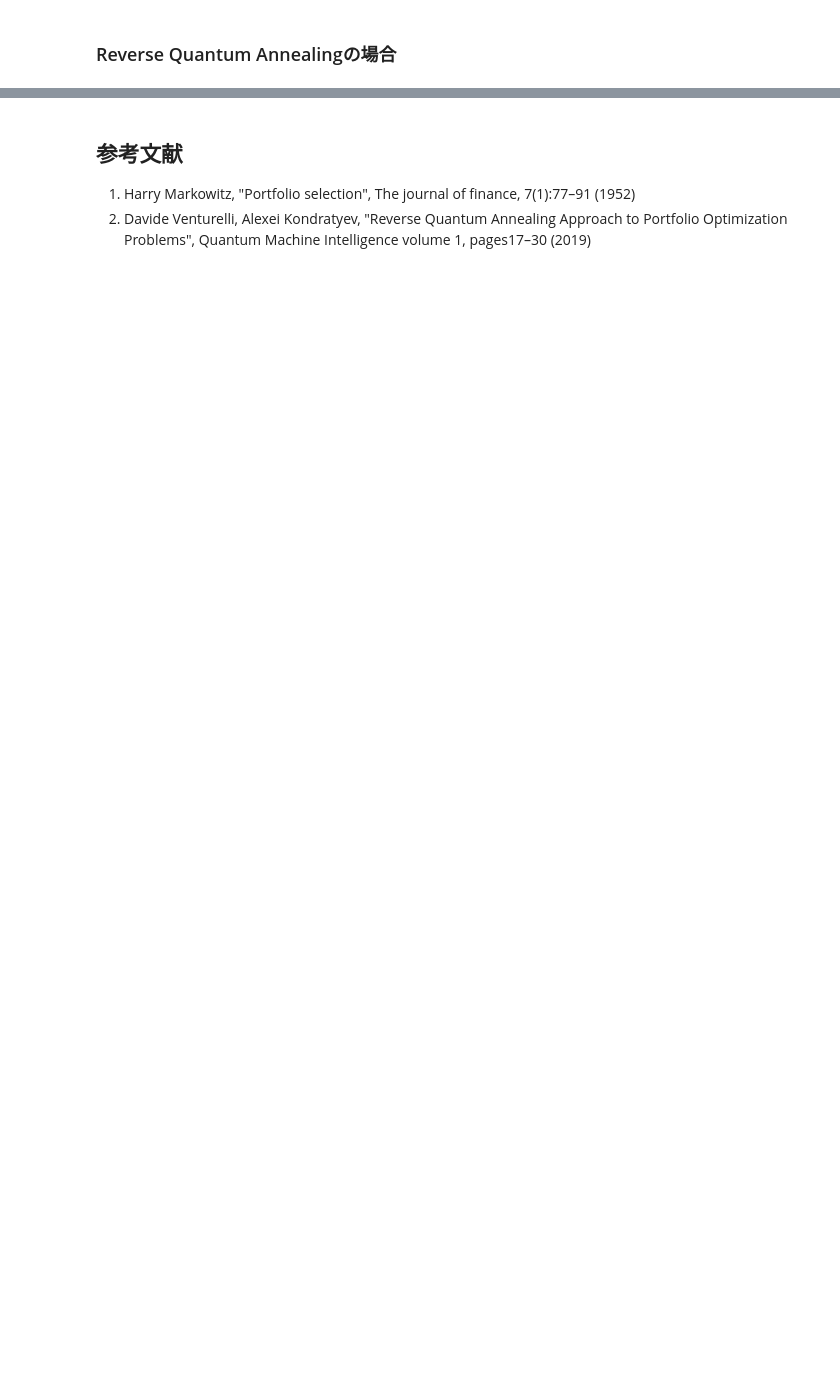
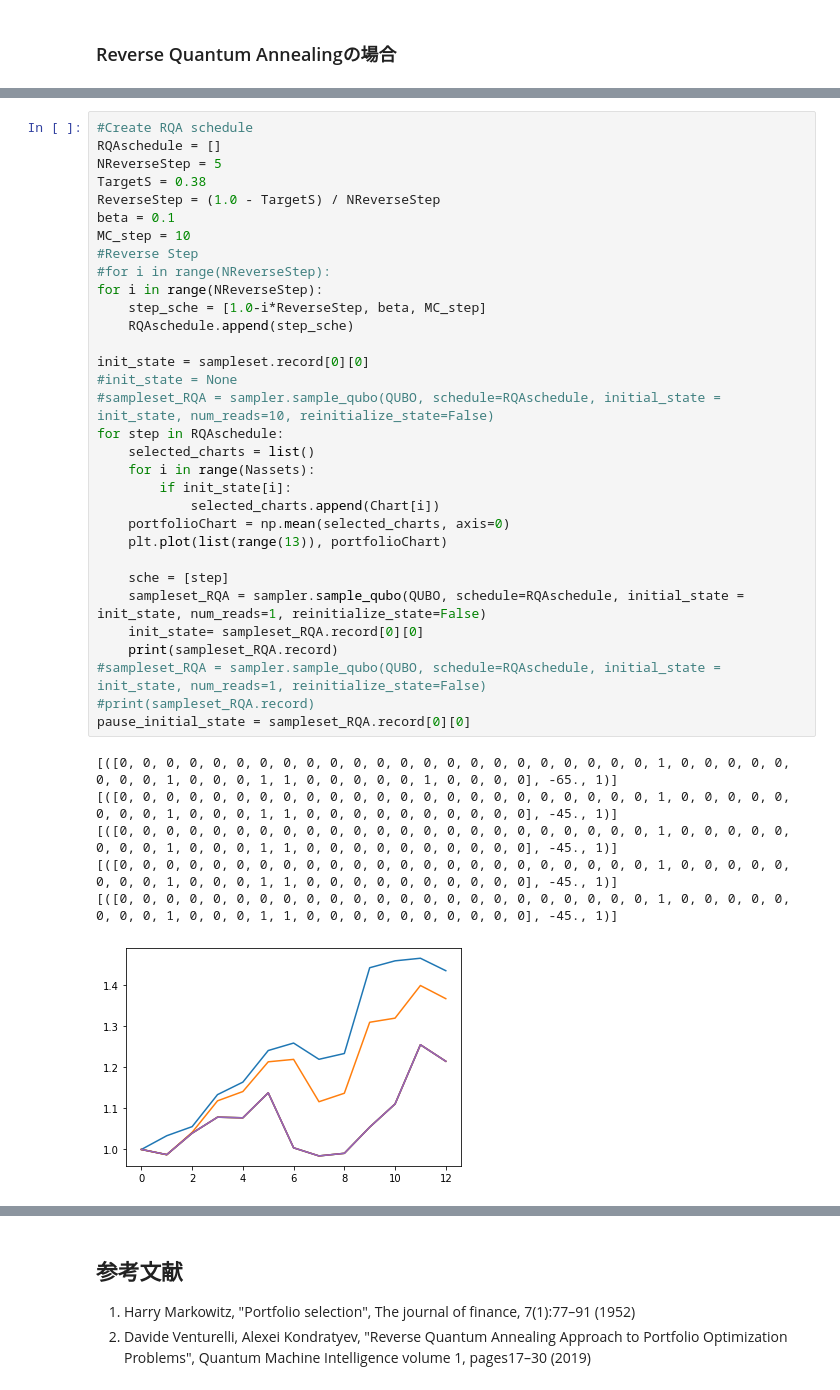
Before and after one commit to OpenJij/OpenJijTutorial, a Jupyter notebook: source/ja/013-ReverseQuantumAnnealing.ipynb, the cells around one changed output, grey strips where cells are left out. Cells and saved outputs as stored; diff of their text form; blank space fills up the shorter version.

```diff
--- a/source/ja/013-ReverseQuantumAnnealing.ipynb
+++ b/source/ja/013-ReverseQuantumAnnealing.ipynb
@@ -419,0 +501,39 @@ for Nassets in NassetsList:
+# %%
+#Create RQA schedule
+RQAschedule = []
+NReverseStep = 5
+TargetS = 0.38
+ReverseStep = (1.0 - TargetS) / NReverseStep
+beta = 0.1
+MC_step = 10
+#Reverse Step
+#for i in range(NReverseStep):
+for i in range(NReverseStep):
+    step_sche = [1.0-i*ReverseStep, beta, MC_step]
+    RQAschedule.append(step_sche)
+
+init_state = sampleset.record[0][0]
+#init_state = None
+#sampleset_RQA = sampler.sample_qubo(QUBO, schedule=RQAschedule, initial_state = init_state, num_reads=10, reinitialize_state=False)
+for step in RQAschedule:
+    selected_charts = list()
+    for i in range(Nassets):
+        if init_state[i]:
+            selected_charts.append(Chart[i])
+    portfolioChart = np.mean(selected_charts, axis=0)
+    plt.plot(list(range(13)), portfolioChart)
+
+    sche = [step]
+    sampleset_RQA = sampler.sample_qubo(QUBO, schedule=RQAschedule, initial_state = init_state, num_reads=1, reinitialize_state=False)
+    init_state= sampleset_RQA.record[0][0]
+    print(sampleset_RQA.record)
+#sampleset_RQA = sampler.sample_qubo(QUBO, schedule=RQAschedule, initial_state = init_state, num_reads=1, reinitialize_state=False)
+#print(sampleset_RQA.record)
+pause_initial_state = sampleset_RQA.record[0][0]
+# %% [output]
+[([0, 0, 0, 0, 0, 0, 0, 0, 0, 0, 0, 0, 0, 0, 0, 0, 0, 0, 0, 0, 0, 0, 0, 1, 0, 0, 0, 0, 0, 0, 0, 0, 1, 0, 0, 0, 1, 1, 0, 0, 0, 0, 0, 1, 0, 0, 0, 0], -65., 1)]
+[([0, 0, 0, 0, 0, 0, 0, 0, 0, 0, 0, 0, 0, 0, 0, 0, 0, 0, 0, 0, 0, 0, 0, 1, 0, 0, 0, 0, 0, 0, 0, 0, 1, 0, 0, 0, 1, 1, 0, 0, 0, 0, 0, 0, 0, 0, 0, 0], -45., 1)]
+[([0, 0, 0, 0, 0, 0, 0, 0, 0, 0, 0, 0, 0, 0, 0, 0, 0, 0, 0, 0, 0, 0, 0, 1, 0, 0, 0, 0, 0, 0, 0, 0, 1, 0, 0, 0, 1, 1, 0, 0, 0, 0, 0, 0, 0, 0, 0, 0], -45., 1)]
+[([0, 0, 0, 0, 0, 0, 0, 0, 0, 0, 0, 0, 0, 0, 0, 0, 0, 0, 0, 0, 0, 0, 0, 1, 0, 0, 0, 0, 0, 0, 0, 0, 1, 0, 0, 0, 1, 1, 0, 0, 0, 0, 0, 0, 0, 0, 0, 0], -45., 1)]
+[([0, 0, 0, 0, 0, 0, 0, 0, 0, 0, 0, 0, 0, 0, 0, 0, 0, 0, 0, 0, 0, 0, 0, 1, 0, 0, 0, 0, 0, 0, 0, 0, 1, 0, 0, 0, 1, 1, 0, 0, 0, 0, 0, 0, 0, 0, 0, 0], -45., 1)]
+[figure, added]
```
Also changed, not shown: parts of 10 cells of this notebook.
